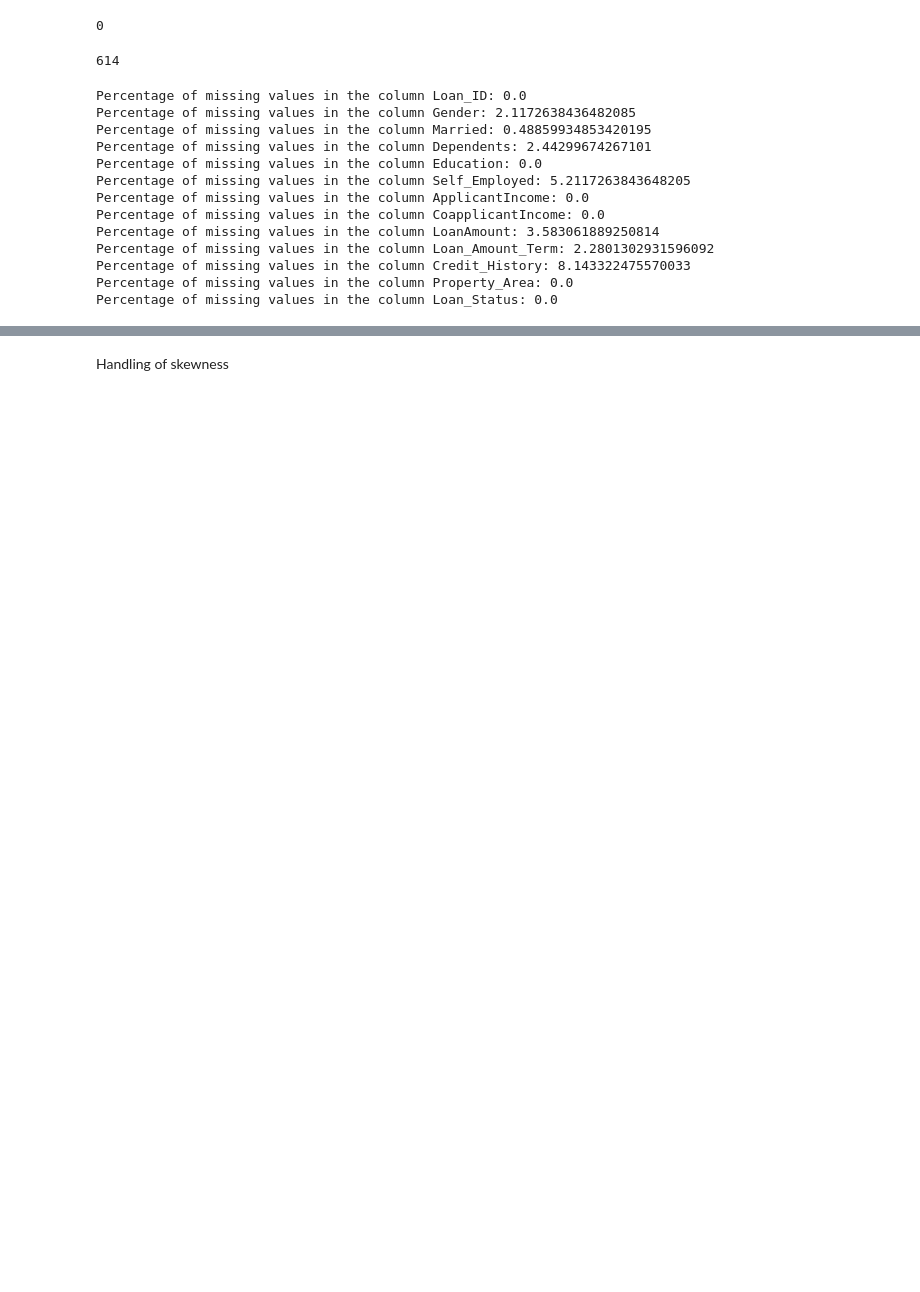
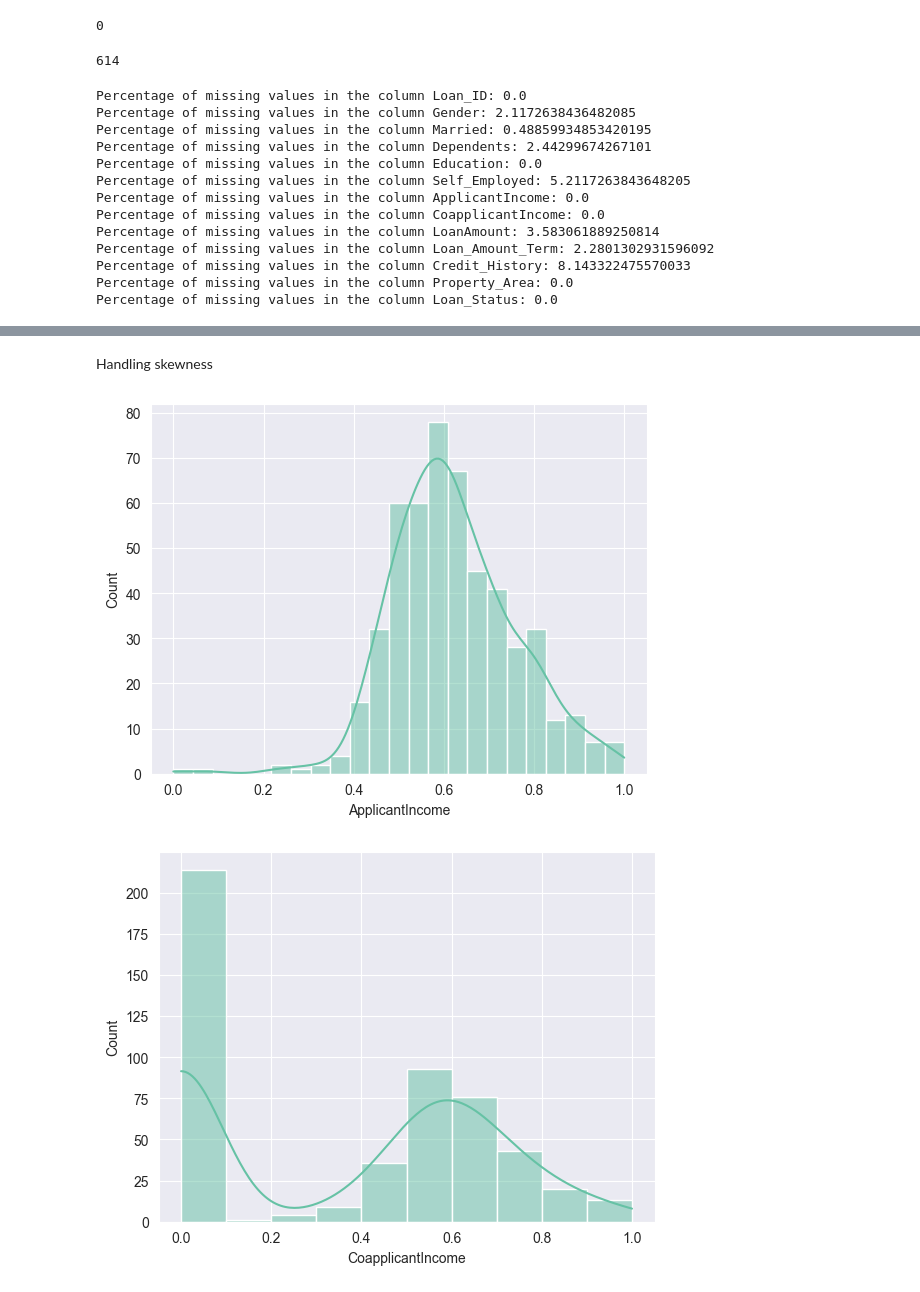
Before and after one commit to lpravda42/PythonDataIES_project, a Jupyter notebook: data_processing.ipynb, the cells around one changed output, grey strips where cells are left out. Drawn from its saved outputs; the diff is of its cells as text; code cells hidden in the pictures; blank space fills up the shorter version.

```diff
--- a/data_processing.ipynb
+++ b/data_processing.ipynb
@@ -136,6 +85,18 @@ df.reset_index()
 # %% [markdown]
-Handling of skewness
+Handling skewness
 # %%
 scaler = MinMaxScaler()
 
 df = pd.DataFrame(scaler.fit_transform(df), columns = df.columns)
+# %%
+df["ApplicantIncome"] = np.sqrt(df["ApplicantIncome"])
+df["CoapplicantIncome"] = np.sqrt(df["CoapplicantIncome"])
+# %%
+sns.histplot(df, x = "ApplicantIncome", kde = True)
+plt.show()
+
+sns.histplot(df, x = "CoapplicantIncome", kde = True)
+plt.show()
+# %% [output]
+[figure, added]
+[figure, added]
```
Also changed, not shown: parts of 13 cells of this notebook.
